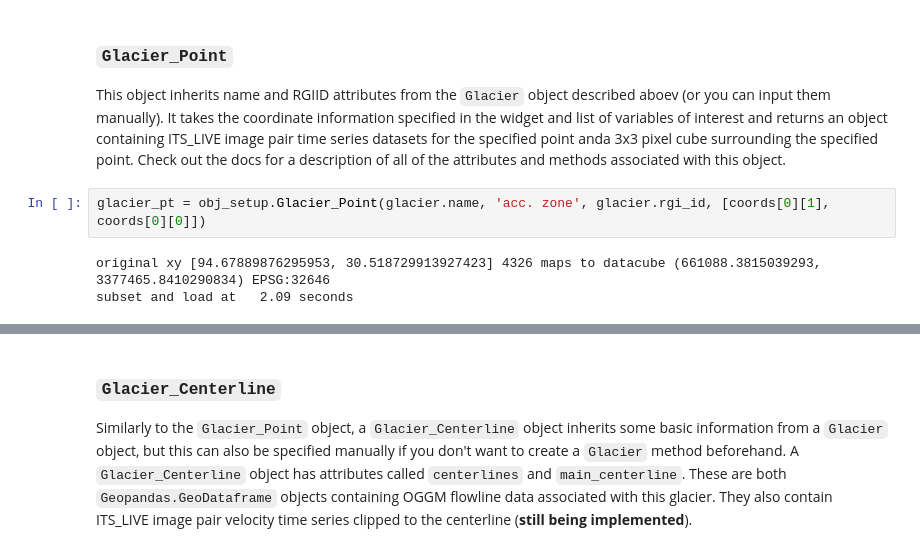
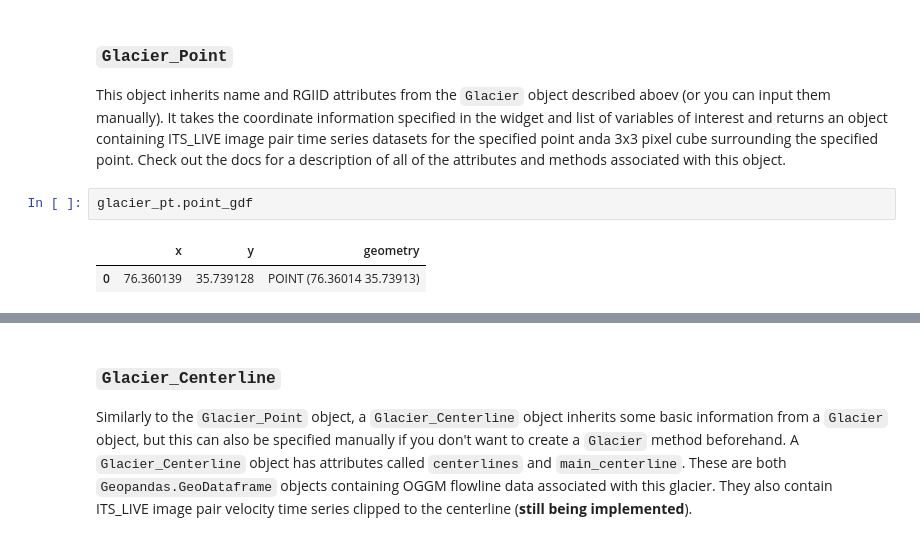
Before and after one commit to vdevauxchupin/ITS_LIVE_TOOL, a Jupyter notebook: roadmap.ipynb, the cells around one changed output, grey strips where cells are left out. Cells and saved outputs as stored; diff of their text form.

```diff
--- a/roadmap.ipynb
+++ b/roadmap.ipynb
@@ -230,11 +220,11 @@ glacier_centerline = obj_setup.Glacier_Centerline('Jorge Montt', 'RGI60-17.06074
 ### `Glacier_Point`
 
 This object inherits name and RGIID attributes from the `Glacier` object described aboev (or you can input them manually). It takes the coordinate information specified in the widget and list of variables of interest and returns an object containing ITS_LIVE image pair time series datasets for the specified point anda 3x3 pixel cube surrounding the specified point. Check out the docs for a description of all of the attributes and methods associated with this object.
-# %%
-glacier_pt = obj_setup.Glacier_Point(glacier.name, 'acc. zone', glacier.rgi_id, [coords[0][1], coords[0][0]])
-# %% [output]
-original xy [94.67889876295953, 30.518729913927423] 4326 maps to datacube (661088.3815039293, 3377465.8410290834) EPSG:32646
-subset and load at   2.09 seconds
+# %%
+glacier_pt.point_gdf
+# %% [output]
+|  | x | y | geometry |
+| 0 | 76.360139 | 35.739128 | POINT (76.36014 35.73913) |
 # %%
 glacier_pt.cube_around_point
 # %% [output]
```
Also changed, not shown: parts of 30 cells of this notebook, 12 other files.
